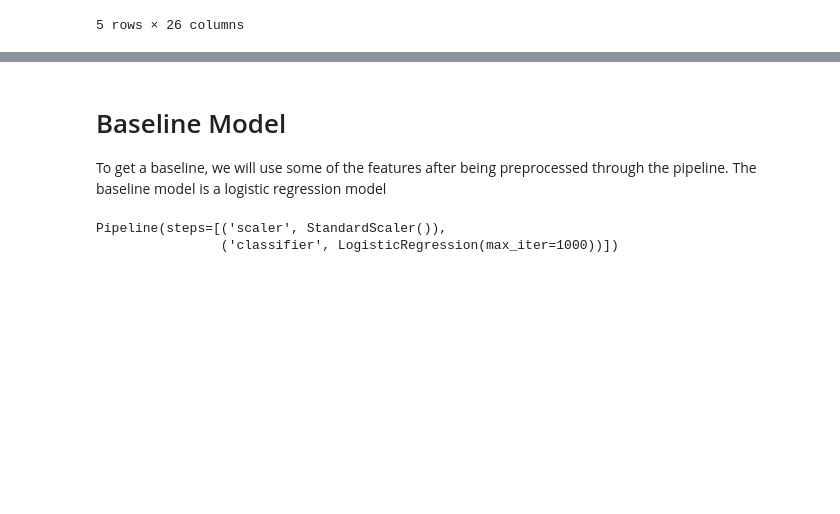
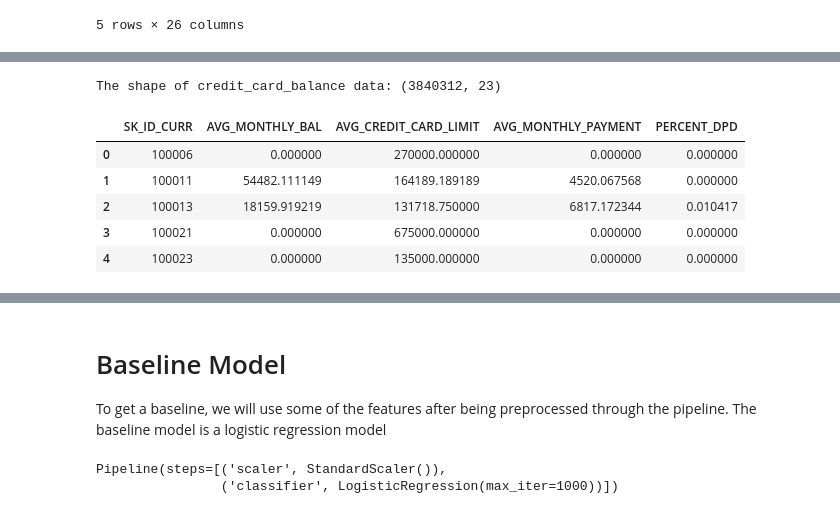
Before and after one commit to gobabh/SP22-AML-29287-HCDR, a Jupyter notebook: Group31_Phase2_FE_Notebook.ipynb, the cells around one changed output, grey strips where cells are left out. Drawn from its saved outputs; the diff is of its cells as text; code cells hidden in the pictures; blank space fills up the shorter version.

```diff
--- a/Group31_Phase2_FE_Notebook.ipynb
+++ b/Group31_Phase2_FE_Notebook.ipynb
@@ -2185,3 +2261,49 @@ Dropping:  ['AMT_CREDIT', 'AMT_GOODS_PRICE', 'DAYS_TERMINATION']
+# %%
+print("The shape of credit_card_balance data:", datasets['credit_card_balance'].shape)
+
+fe_ccbaltempDF= datasets['credit_card_balance'].copy()
+
+countTotalMonths = fe_ccbaltempDF.groupby('SK_ID_PREV').count()['MONTHS_BALANCE']
+countLateMonths = fe_ccbaltempDF[(fe_ccbaltempDF['SK_DPD'] != 0)].groupby('SK_ID_PREV').count()['SK_DPD']
+fe_ccballatetempDF = pd.merge(left = countTotalMonths, right = countLateMonths, how = 'left', on = "SK_ID_PREV")
+fe_ccballatetempDF.fillna(0, inplace = True)
+fe_ccballatetempDF['PERCENT_DPD'] = fe_ccballatetempDF['SK_DPD']/fe_ccballatetempDF['MONTHS_BALANCE']
+
+features = {
+    'AMT_BALANCE':['mean'],
+    'AMT_CREDIT_LIMIT_ACTUAL':['mean'],
+    'AMT_PAYMENT_TOTAL_CURRENT':['mean'],
+}
+aggccbalDF = fe_ccbaltempDF.groupby(['SK_ID_CURR','SK_ID_PREV']).agg(features)
+aggccbalDF.columns = aggccbalDF.columns.droplevel()
+aggccbalDF.reset_index(inplace=True)
+aggccbalDF.columns=['SK_ID_CURR', 'SK_ID_PREV','AVG_MONTHLY_BAL','AVG_CREDIT_CARD_LIMIT', 'AVG_MONTHLY_PAYMENT']
+
+mergedccbalDF = pd.merge(aggccbalDF, fe_ccballatetempDF, 'left','SK_ID_PREV')
+dropccbalDF=mergedccbalDF.drop(columns=['MONTHS_BALANCE', 'SK_DPD'])
+dropccbalDF.head()
+
+features2 = {
+    'AVG_MONTHLY_BAL':['sum'],
+    'AVG_CREDIT_CARD_LIMIT':['mean'],
+    'AVG_MONTHLY_PAYMENT':['sum'],
+    'PERCENT_DPD': ['mean']
+}
+fe_ccbalDF = dropccbalDF.groupby('SK_ID_CURR').agg(features2)
+fe_ccbalDF.columns = fe_ccbalDF.columns.droplevel()
+fe_ccbalDF.reset_index(inplace=True)
+fe_ccbalDF.columns=['SK_ID_CURR','AVG_MONTHLY_BAL','AVG_CREDIT_CARD_LIMIT', 'AVG_MONTHLY_PAYMENT', 'PERCENT_DPD']
+display(fe_ccbalDF.head())
+
+fe_ds['fe_credit_card_balance'] = fe_ccbalDF
+# %% [output]
+The shape of credit_card_balance data: (3840312, 23)
+|  | SK_ID_CURR | AVG_MONTHLY_BAL | AVG_CREDIT_CARD_LIMIT | AVG_MONTHLY_PAYMENT | PERCENT_DPD |
+| 0 | 100006 | 0.000000 | 270000.000000 | 0.000000 | 0.000000 |
+| 1 | 100011 | 54482.111149 | 164189.189189 | 4520.067568 | 0.000000 |
+| 2 | 100013 | 18159.919219 | 131718.750000 | 6817.172344 | 0.010417 |
+| 3 | 100021 | 0.000000 | 675000.000000 | 0.000000 | 0.000000 |
+| 4 | 100023 | 0.000000 | 135000.000000 | 0.000000 | 0.000000 |
 # %%
 fe_ds['fe_POS_CASH_balance'] = fe_poscashbalanceDF
 fe_ds['fe_previous_application'] = fe_prevappDF
```
Also changed, not shown: parts of 12 cells of this notebook.
